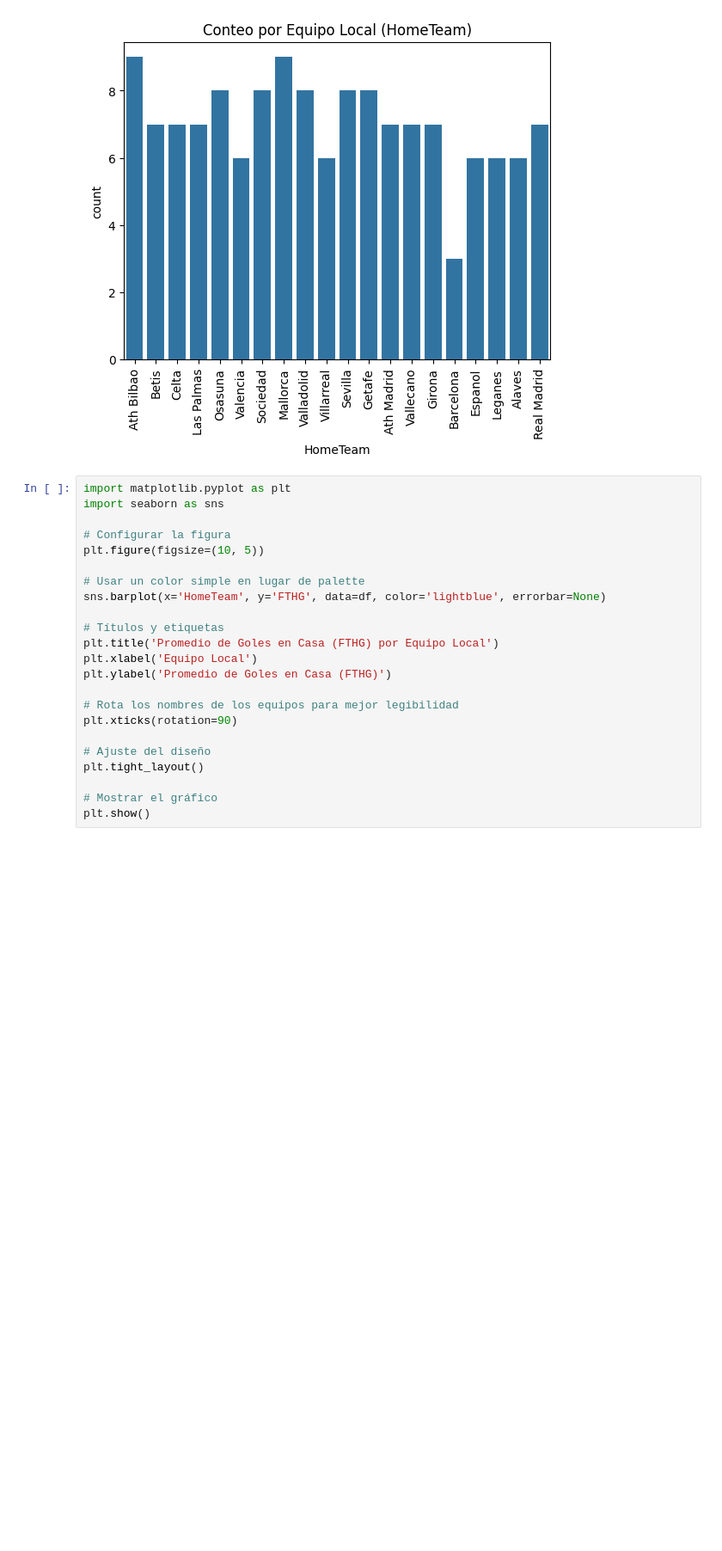
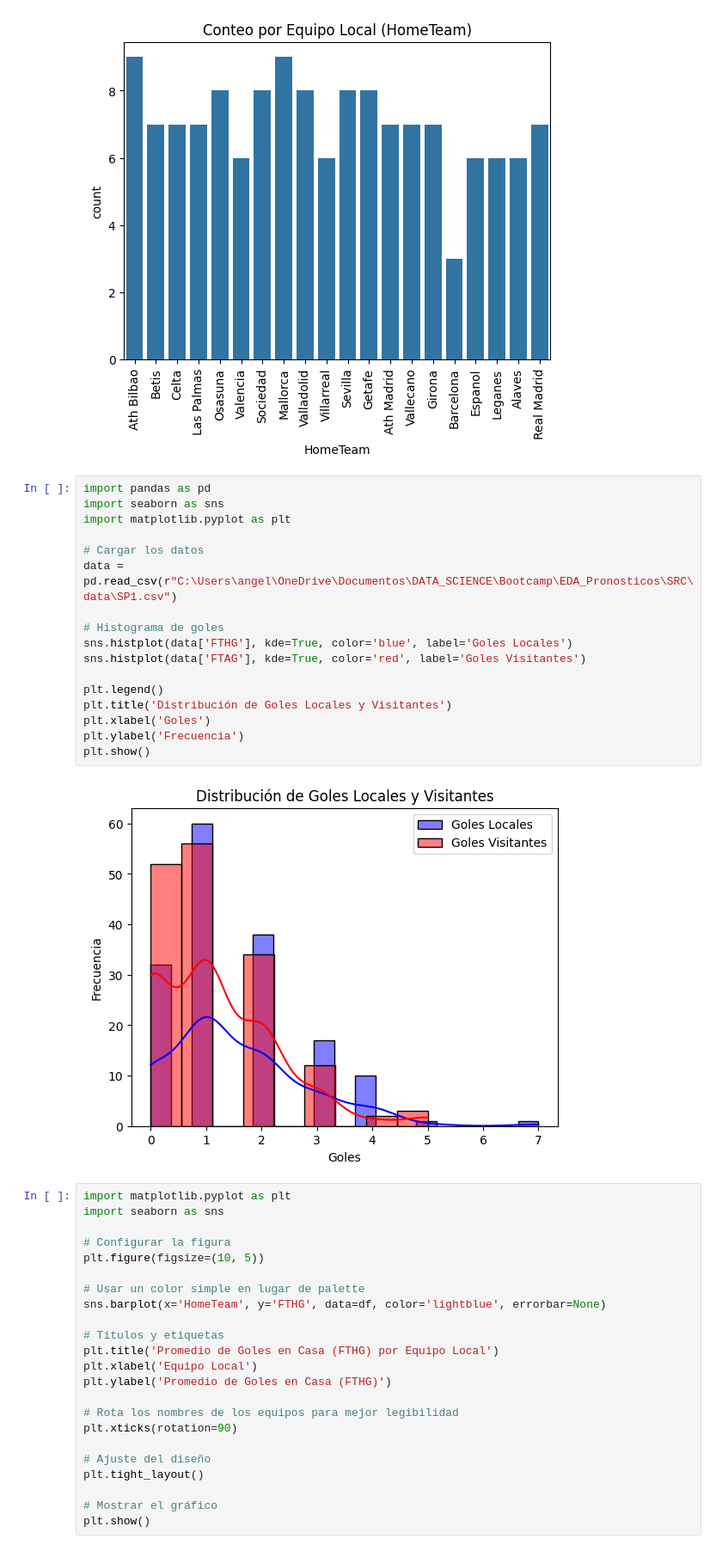
Before and after one commit to Angie-are/EDA_PRONOSTICOS, a Jupyter notebook: SRC/notebooks/EDA_Entrega.ipynb, the cells around one changed output. Shown at 86% size. Saved outputs shown, nothing was run; the diff lists cells and outputs as text; blank space fills up the shorter version.

```diff
--- a/SRC/notebooks/EDA_Entrega.ipynb
+++ b/SRC/notebooks/EDA_Entrega.ipynb
@@ -114,6 +131,25 @@ plt.show()
 [figure]
 [figure]
 [figure]
+# %%
+import pandas as pd
+import seaborn as sns
+import matplotlib.pyplot as plt
+
+# Cargar los datos
+data = pd.read_csv(r"C:\Users\angel\OneDrive\Documentos\DATA_SCIENCE\Bootcamp\EDA_Pronosticos\SRC\data\SP1.csv")
+
+# Histograma de goles
+sns.histplot(data['FTHG'], kde=True, color='blue', label='Goles Locales')
+sns.histplot(data['FTAG'], kde=True, color='red', label='Goles Visitantes')
+
+plt.legend()
+plt.title('Distribución de Goles Locales y Visitantes')
+plt.xlabel('Goles')
+plt.ylabel('Frecuencia')
+plt.show()
+# %% [output]
+[figure, added]
 # %%
 import matplotlib.pyplot as plt
 import seaborn as sns
```
Also changed, not shown: parts of 5 cells of this notebook, 6 other files.
